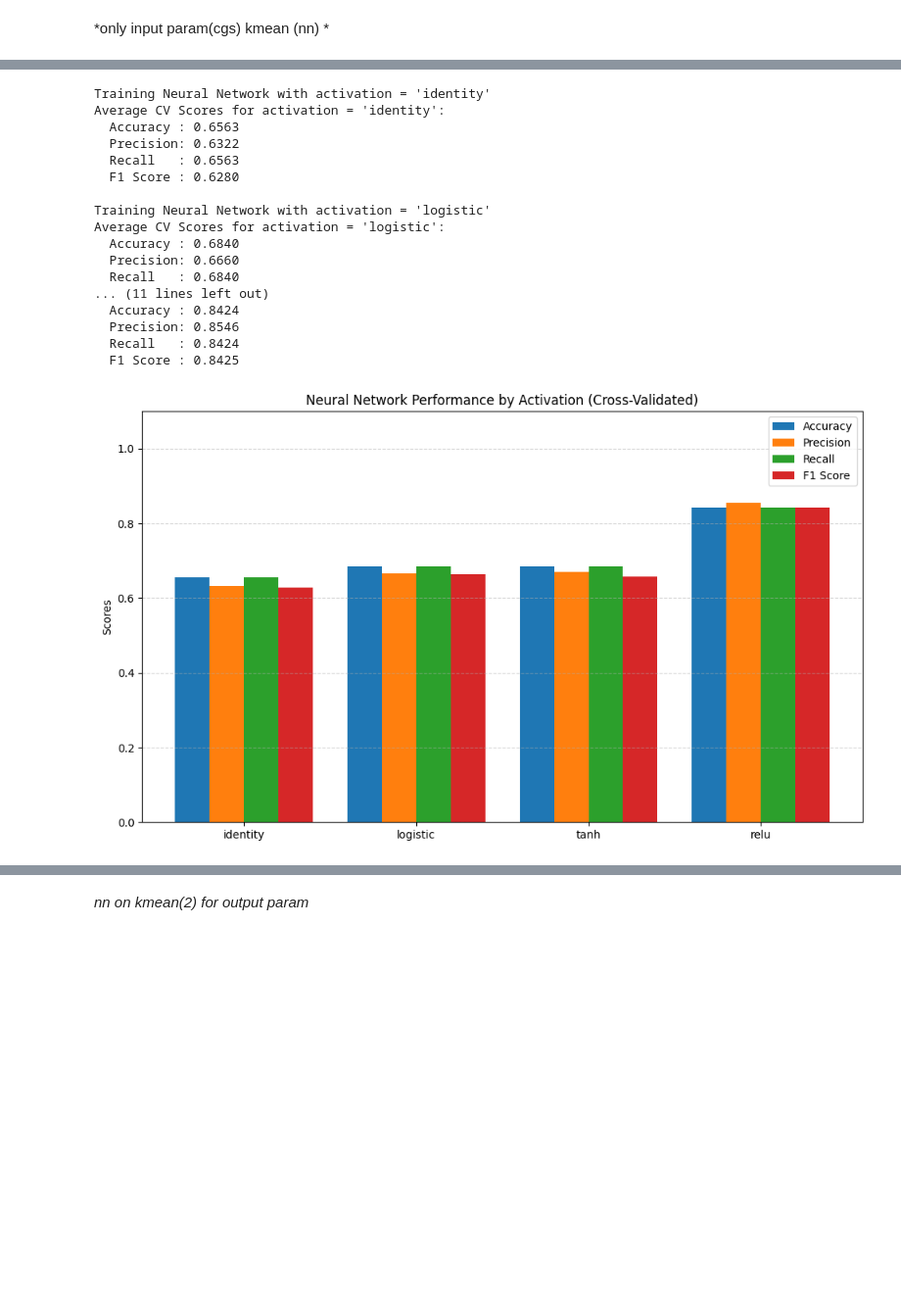
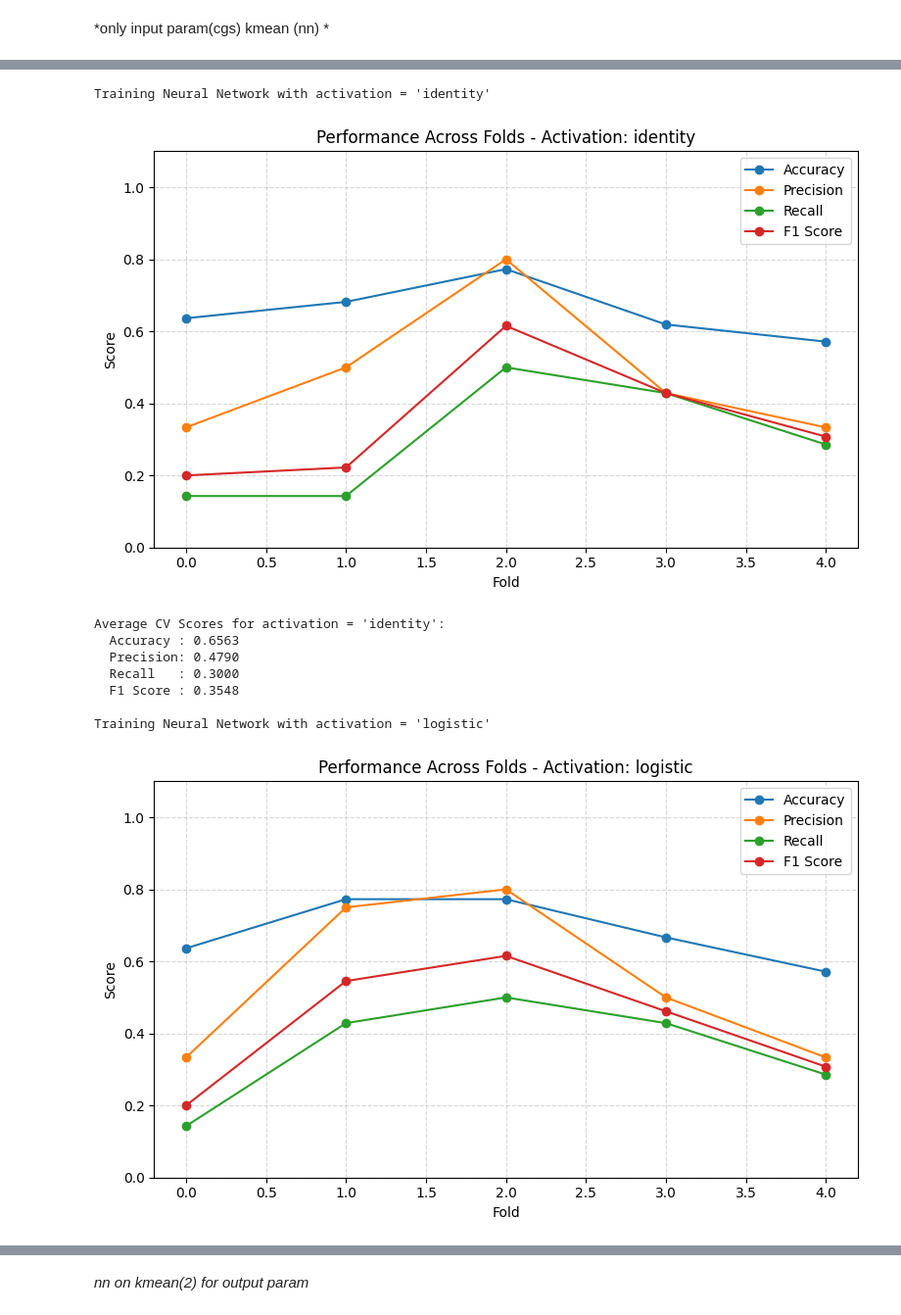
Before and after one commit to SP-2112/Advanced_Soybean_Agricultural_Dataset_Analysis_CS209_TermProject, a Jupyter notebook: Code_Notebooks/Classification/07_Classification_K_medoids_Sunny.ipynb, the cells around one changed output, grey strips where cells are left out. Shown at 98% size. Drawn from its saved outputs; the diff is of its cells as text; code cells hidden in the pictures; blank space fills up the shorter version.

Commit message:
added accuracy plot

```diff
--- a/Code_Notebooks/Classification/07_Classification_K_medoids_Sunny.ipynb
+++ b/Code_Notebooks/Classification/07_Classification_K_medoids_Sunny.ipynb
@@ -791,6 +810,7 @@ for kernel in kernels:
     mean_rec = np.mean(rec_scores)
     mean_f1 = np.mean(f1_scores)
 
+    log_model_accuracy(f'SVM ({kernel})', 'all', 'KMedoids(2)', mean_acc)
     results['Kernel'].append(kernel)
     results['Accuracy'].append(mean_acc)
     results['Precision'].append(mean_prec)
@@ -1188,6 +1212,8 @@ for kernel in kernels:
     mean_rec = np.mean(rec_scores)
     mean_f1 = np.mean(f1_scores)
 
+    log_model_accuracy(f'SVM ({kernel})', "all", 'KMeans(2)', mean_acc)
+
     results['Kernel'].append(kernel)
     results['Accuracy'].append(mean_acc)
     results['Precision'].append(mean_prec)
@@ -1506,9 +1591,22 @@ for activation in activations:
         y_pred = model.predict(X_test)
 
         acc_scores.append(accuracy_score(y_test, y_pred))
-        prec_scores.append(precision_score(y_test, y_pred, average='weighted', zero_division=0))
-        rec_scores.append(recall_score(y_test, y_pred, average='weighted'))
-        f1_scores.append(f1_score(y_test, y_pred, average='weighted'))
+        prec_scores.append(precision_score(y_test, y_pred))
+        rec_scores.append(recall_score(y_test, y_pred))
+        f1_scores.append(f1_score(y_test, y_pred))
+    plt.figure(figsize=(8, 5))
+    plt.plot(acc_scores, label='Accuracy', marker='o')
+    plt.plot(prec_scores, label='Precision', marker='o')
+    plt.plot(rec_scores, label='Recall', marker='o')
+    plt.plot(f1_scores, label='F1 Score', marker='o')
+    plt.title(f'Performance Across Folds - Activation: {activation}')
+    plt.xlabel('Fold')
+    plt.ylabel('Score')
+    plt.ylim(0, 1.1)
+    plt.legend()
+    plt.grid(True, linestyle='--', alpha=0.5)
+    plt.tight_layout()
+    plt.show()
 
     # Calculate average scores
     mean_acc = np.mean(acc_scores)
@@ -1528,6 +1626,7 @@ for activation in activations:
     print(f"  Precision: {mean_prec:.4f}")
     print(f"  Recall   : {mean_rec:.4f}")
     print(f"  F1 Score : {mean_f1:.4f}")
+    log_model_accuracy(f'NN ({activation})', 'all', 'KMedoids(2)', mean_acc)
 
 # Optional: Bar plot of final average scores
 x = np.arange(len(activations))
@@ -1627,9 +1726,24 @@ for activation in activations:
         y_pred = model.predict(X_test)
 
         acc_scores.append(accuracy_score(y_test, y_pred))
-        prec_scores.append(precision_score(y_test, y_pred, average='weighted', zero_division=0))
-        rec_scores.append(recall_score(y_test, y_pred, average='weighted'))
-        f1_scores.append(f1_score(y_test, y_pred, average='weighted'))
+        prec_scores.append(precision_score(y_test, y_pred))
+        rec_scores.append(recall_score(y_test, y_pred))
+        f1_scores.append(f1_score(y_test, y_pred))
+
+    plt.figure(figsize=(8, 5))
+    plt.plot(acc_scores, label='Accuracy', marker='o')
+    plt.plot(prec_scores, label='Precision', marker='o')
+    plt.plot(rec_scores, label='Recall', marker='o')
+    plt.plot(f1_scores, label='F1 Score', marker='o')
+    plt.title(f'Performance Across Folds - Activation: {activation}')
+    plt.xlabel('Fold')
+    plt.ylabel('Score')
+    plt.ylim(0, 1.1)
+    plt.legend()
+    plt.grid(True, linestyle='--', alpha=0.5)
+    plt.tight_layout()
+    plt.show()
+
 
     # Calculate average scores
     mean_acc = np.mean(acc_scores)
@@ -1642,50 +1756,43 @@ for activation in activations:
     results['Precision'].append(mean_prec)
     results['Recall'].append(mean_rec)
     results['F1 Score'].append(mean_f1)
+    log_model_accuracy(f'NN ({activation})', 'input only', 'KMeans(2)', mean_acc)
 
     # Print average metrics
     print(f"Average CV Scores for activation = '{activation}':")
     print(f"  Accuracy : {mean_acc:.4f}")
     print(f"  Precision: {mean_prec:.4f}")
     print(f"  Recall   : {mean_rec:.4f}")
     print(f"  F1 Score : {mean_f1:.4f}")
 
 # Optional: Bar plot of final average scores
 x = np.arange(len(activations))
 width = 0.2
 
 fig, ax = plt.subplots(figsize=(10, 6))
 ax.bar(x - 1.5*width, results['Accuracy'], width, label='Accuracy')
 ax.bar(x - 0.5*width, results['Precision'], width, label='Precision')
 ax.bar(x + 0.5*width, results['Recall'], width, label='Recall')
 ax.bar(x + 1.5*width, results['F1 Score'], width, label='F1 Score')
 
 ax.set_ylabel('Scores')
 ax.set_title('Neural Network Performance by Activation (Cross-Validated)')
 ax.set_xticks(x)
 ax.set_xticklabels(results['Activation'])
 ax.set_ylim(0, 1.1)
 ax.legend()
 ax.grid(True, axis='y', linestyle='--', alpha=0.5)
 
 plt.tight_layout()
 plt.show()
 # %% [output]
 Training Neural Network with activation = 'identity'
-Average CV Scores for activation = 'identity':
-  Accuracy : 0.6563
-  Precision: 0.6322
-  Recall   : 0.6563
-  F1 Score : 0.6280
-
-Training Neural Network with activation = 'logistic'
-Average CV Scores for activation = 'logistic':
-  Accuracy : 0.6840
-  Precision: 0.6660
-  Recall   : 0.6840
-... (11 lines left out)
-  Accuracy : 0.8424
-  Precision: 0.8546
-  Recall   : 0.8424
-  F1 Score : 0.8425
-[figure, old version]
+[figure, new version]
+Average CV Scores for activation = 'identity':
+  Accuracy : 0.6563
+  Precision: 0.4790
+  Recall   : 0.3000
+  F1 Score : 0.3548
+
+Training Neural Network with activation = 'logistic'
+[figure, added]
```
Also changed, not shown: parts of 22 cells of this notebook.
